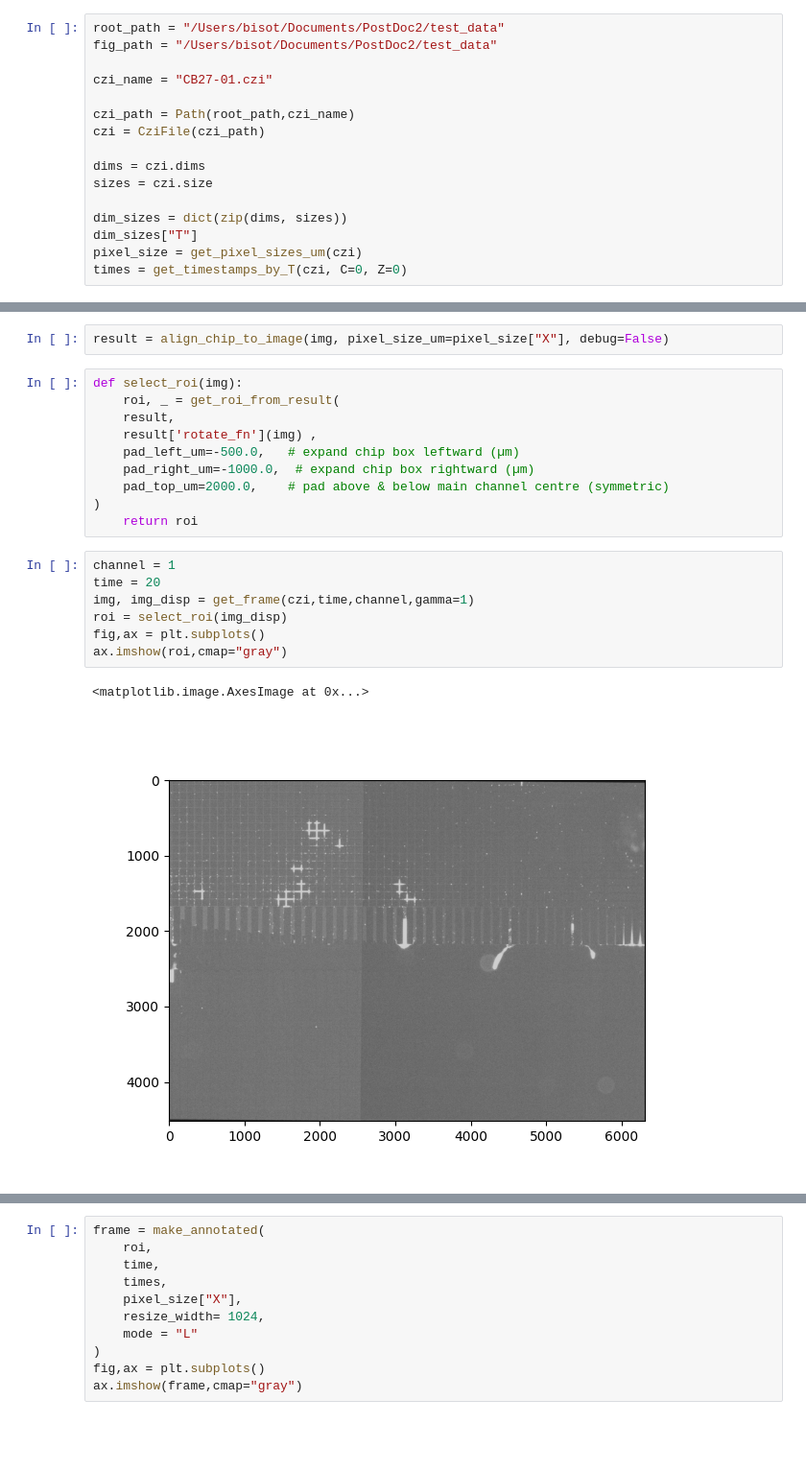
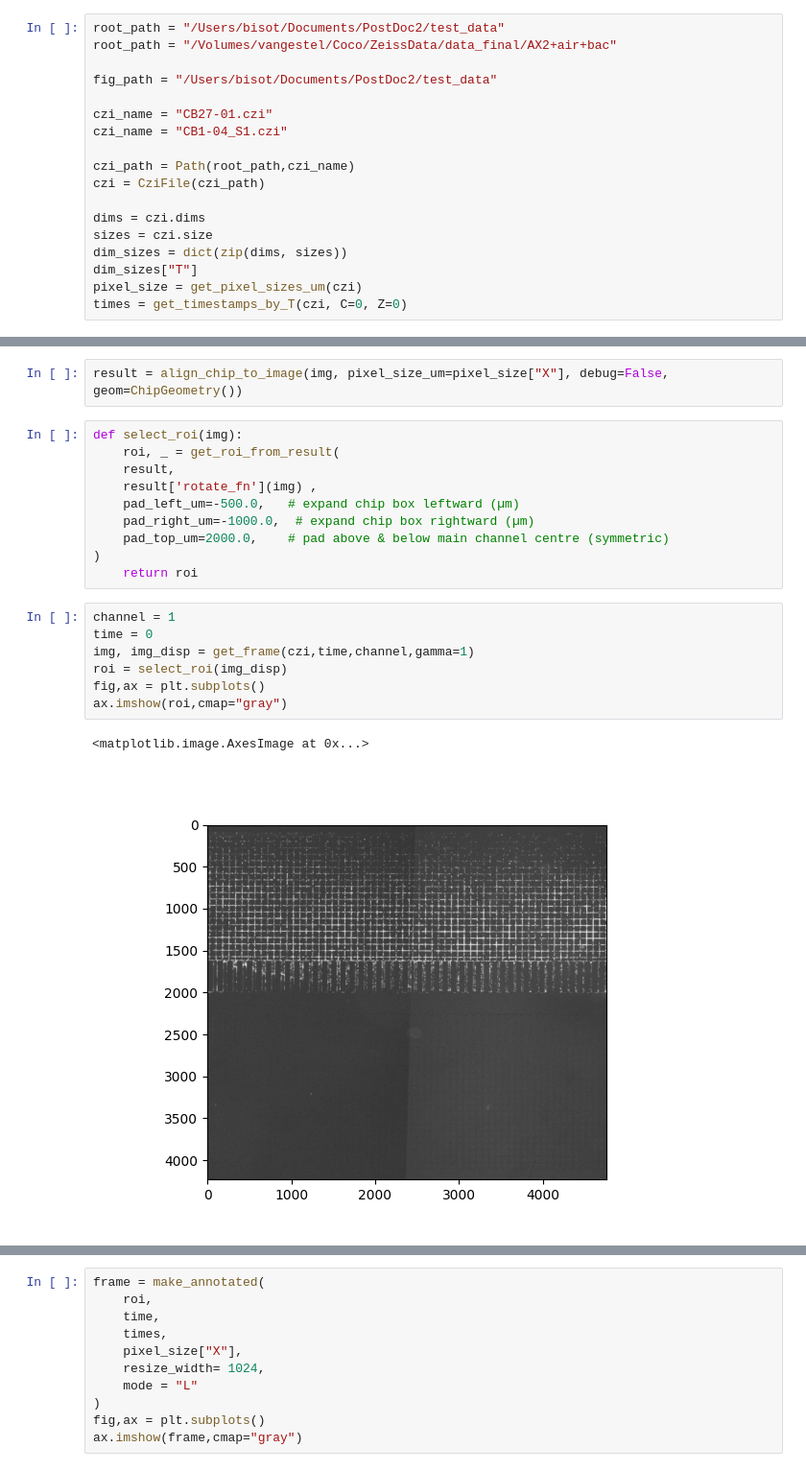
Before and after one commit to Cocopyth/chipanalysis, a Jupyter notebook: chipanalysis/notebooks/video_maker.ipynb, the cells around one changed output, grey strips where cells are left out. Shown at 96% size. Cells and saved outputs as stored; diff of their text form; blank space fills up the shorter version.

```diff
--- a/chipanalysis/notebooks/video_maker.ipynb
+++ b/chipanalysis/notebooks/video_maker.ipynb
@@ -20,16 +20,18 @@ The autoreload extension is already loaded. To reload it, use:
   %reload_ext autoreload
 # %%
 root_path = "/Users/bisot/Documents/PostDoc2/test_data"
+root_path = "/Volumes/vangestel/Coco/ZeissData/data_final/AX2+air+bac"
+
 fig_path = "/Users/bisot/Documents/PostDoc2/test_data"
 
 czi_name = "CB27-01.czi"
+czi_name = "CB1-04_S1.czi"
 
 czi_path = Path(root_path,czi_name)
 czi = CziFile(czi_path)
 
 dims = czi.dims
 sizes = czi.size
-
 dim_sizes = dict(zip(dims, sizes))
 dim_sizes["T"]
 pixel_size = get_pixel_sizes_um(czi)
@@ -42,7 +44,7 @@ channel = 2
 time = 0
 img, img_disp = get_frame(czi,time,channel)
 # %%
-result = align_chip_to_image(img, pixel_size_um=pixel_size["X"], debug=False)
+result = align_chip_to_image(img, pixel_size_um=pixel_size["X"], debug=False, geom=ChipGeometry())
 # %%
 def select_roi(img):
     roi, _ = get_roi_from_result(
@@ -55,11 +57,11 @@ def select_roi(img):
     return roi
 # %%
 channel = 1
-time = 20
+time = 0
 img, img_disp = get_frame(czi,time,channel,gamma=1)
 roi = select_roi(img_disp)
 fig,ax = plt.subplots()
 ax.imshow(roi,cmap="gray")
 # %% [output]
 <matplotlib.image.AxesImage at 0x...>
-[figure, old version]
+[figure, new version]
```
Also changed, not shown: parts of 4 cells of this notebook, 3 other files.
